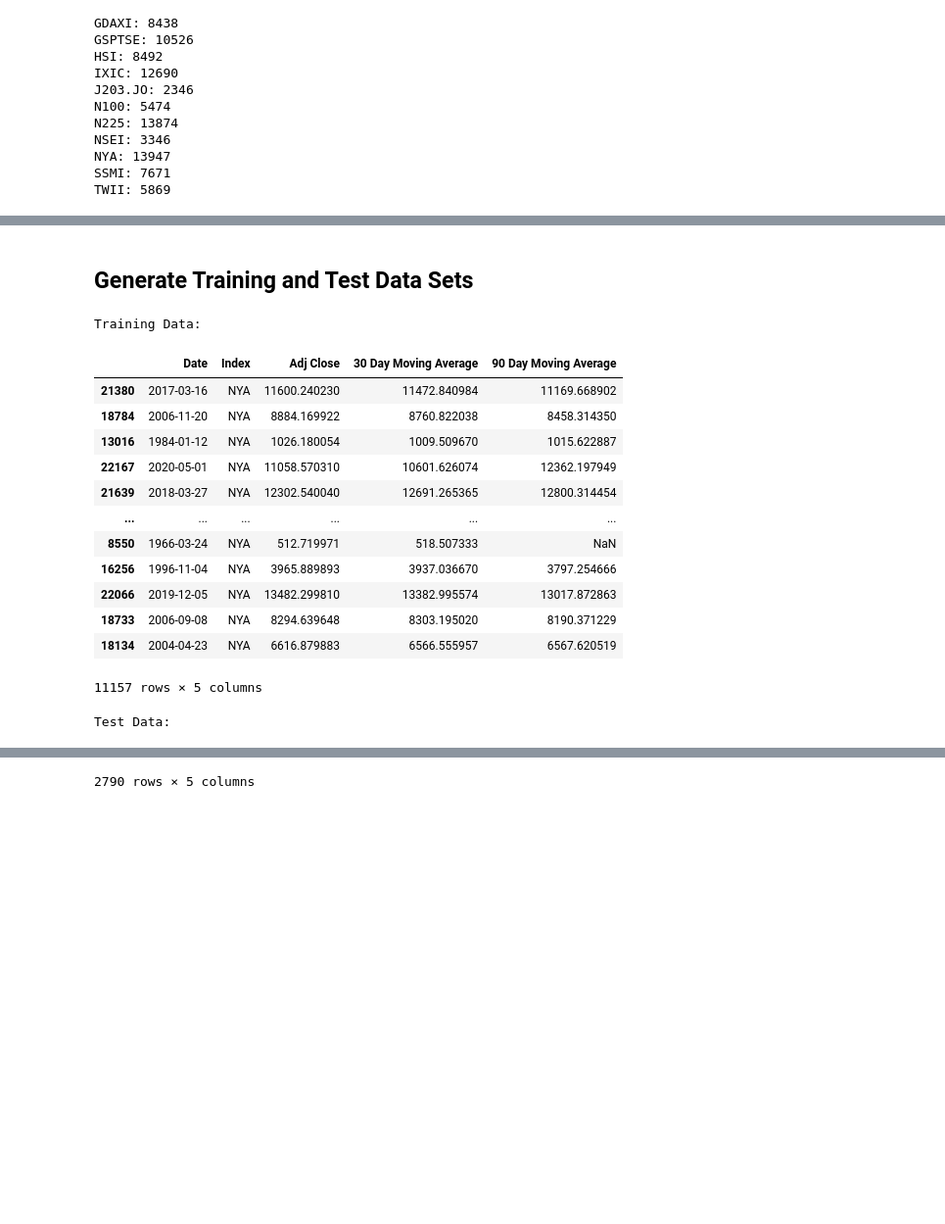
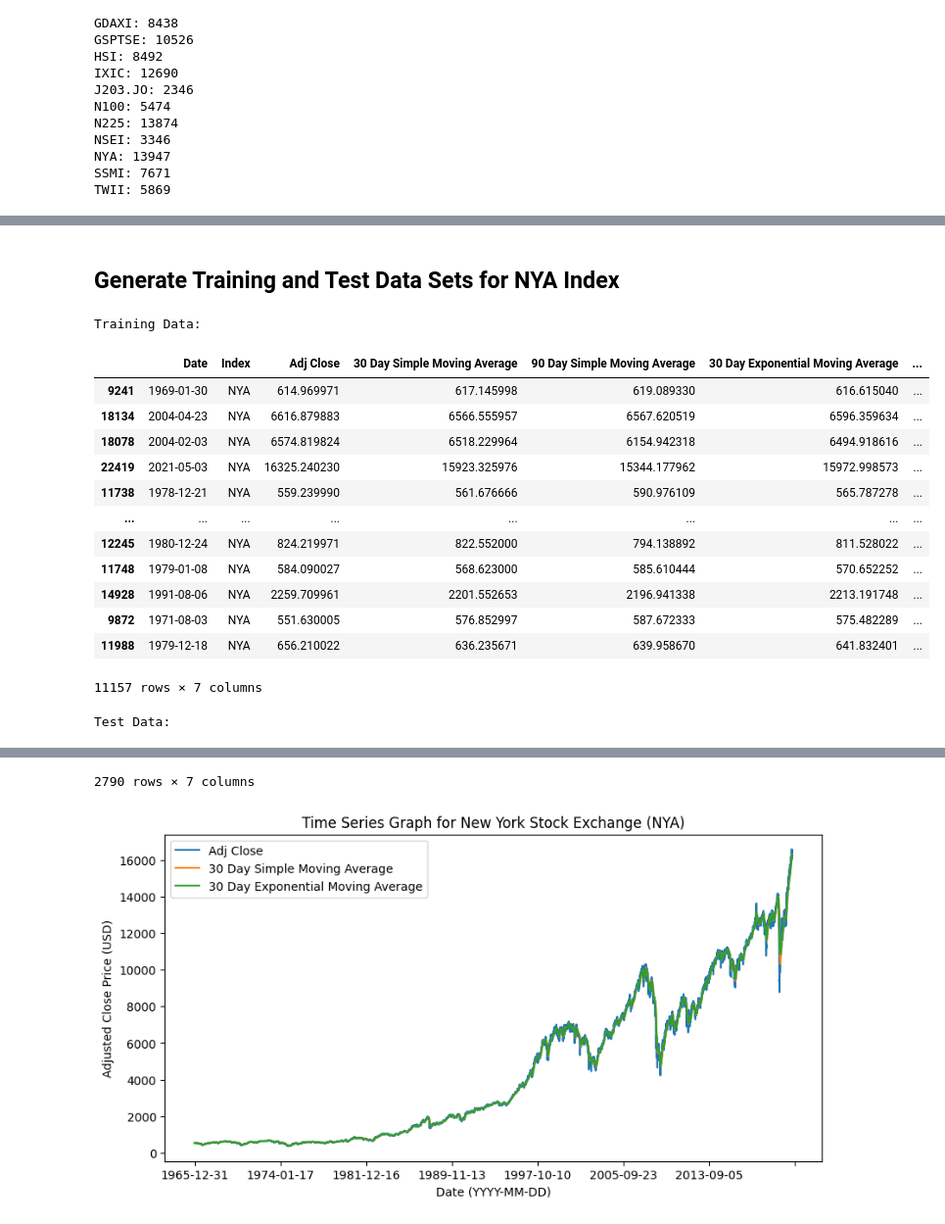
Before and after one commit to IsaacCheng9/stock-exchange-analysis, a Jupyter notebook: data_analysis.ipynb, the cells around one changed output, grey strips where cells are left out. Shown at 98% size. Drawn from its saved outputs; the diff is of its cells as text; code cells hidden in the pictures; blank space fills up the shorter version.

```diff
--- a/data_analysis.ipynb
+++ b/data_analysis.ipynb
@@ -121,0 +127,26 @@ for index in data["Index"].unique():
+# %%
+for index in data["Index"].unique():
+    # Calculate 30 and 90 day exponential moving averages for each index.
+    data_frames_per_index[index]["30 Day Exponential Moving Average"] = (
+        data_frames_per_index[index]["Adj Close"].ewm(span=30).mean()
+    )
+    data_frames_per_index[index]["90 Day Exponential Moving Average"] = (
+        data_frames_per_index[index]["Adj Close"].ewm(span=90).mean()
+    )
+
+# Generate a time series graph for each index.
+for index in data["Index"].unique():
+    data_frames_per_index[index].plot(
+        x="Date",
+        y=[
+            "Adj Close",
+            # "30 Day Simple Moving Average",
+            # "90 Day Simple Moving Average",
+            "30 Day Exponential Moving Average",
+            "90 Day Exponential Moving Average",
+        ],
+        xlabel="Date (YYYY-MM-DD)",
+        ylabel="Adjusted Close Price (Local Currency)",
+        title=f"Time Series Graph for {index}",
+        figsize=(10, 5),
+    )
@@ -122,29 +167,44 @@ for index in data["Index"].unique():
 # %% [markdown]
-## Generate Training and Test Data Sets
+## Generate Training and Test Data Sets for NYA Index
 # %%
 # Focus on the NYA data to simplify our analysis, and remove the 360 day moving
 # average column as it won't be used in our analysis.
-nya_data = data_frames_per_index["NYA"].drop(columns=["360 Day Moving Average"])
+nya_data = data_frames_per_index["NYA"].drop(columns=["360 Day Simple Moving Average"])
+# Plot the NYA data.
+nya_data.plot(
+    x="Date",
+    y=[
+        "Adj Close",
+        "30 Day Simple Moving Average",
+        # "90 Day Simple Moving Average",
+        "30 Day Exponential Moving Average",
+        # "90 Day Exponential Moving Average",
+    ],
+    xlabel="Date (YYYY-MM-DD)",
+    ylabel="Adjusted Close Price (USD)",
+    title=f"Time Series Graph for New York Stock Exchange (NYA)",
+    figsize=(10, 5),
+)
 
 # Generate a training and test data set for the NYA index.
 training_data, test_data = train_test_split(nya_data, train_size=0.8, shuffle=True)
 print("Training Data:")
 display(training_data)
 print("Test Data:")
 display(test_data)
 # %% [output]
 Training Data:
-|  | Date | Index | Adj Close | 30 Day Moving Average | 90 Day Moving Average |
-| 21380 | 2017-03-16 | NYA | 11600.240230 | 11472.840984 | 11169.668902 |
-| 18784 | 2006-11-20 | NYA | 8884.169922 | 8760.822038 | 8458.314350 |
-| 13016 | 1984-01-12 | NYA | 1026.180054 | 1009.509670 | 1015.622887 |
-| 22167 | 2020-05-01 | NYA | 11058.570310 | 10601.626074 | 12362.197949 |
-| 21639 | 2018-03-27 | NYA | 12302.540040 | 12691.265365 | 12800.314454 |
-| ... | ... | ... | ... | ... | ... |
-| 8550 | 1966-03-24 | NYA | 512.719971 | 518.507333 | NaN |
-| 16256 | 1996-11-04 | NYA | 3965.889893 | 3937.036670 | 3797.254666 |
-| 22066 | 2019-12-05 | NYA | 13482.299810 | 13382.995574 | 13017.872863 |
-| 18733 | 2006-09-08 | NYA | 8294.639648 | 8303.195020 | 8190.371229 |
-| 18134 | 2004-04-23 | NYA | 6616.879883 | 6566.555957 | 6567.620519 |
+|  | Date | Index | Adj Close | 30 Day Simple Moving Average | 90 Day Simple Moving Average | 30 Day Exponential Moving Average | ... |
+| 9241 | 1969-01-30 | NYA | 614.969971 | 617.145998 | 619.089330 | 616.615040 | ... |
+| 18134 | 2004-04-23 | NYA | 6616.879883 | 6566.555957 | 6567.620519 | 6596.359634 | ... |
+| 18078 | 2004-02-03 | NYA | 6574.819824 | 6518.229964 | 6154.942318 | 6494.918616 | ... |
+| 22419 | 2021-05-03 | NYA | 16325.240230 | 15923.325976 | 15344.177962 | 15972.998573 | ... |
+| 11738 | 1978-12-21 | NYA | 559.239990 | 561.676666 | 590.976109 | 565.787278 | ... |
+| ... | ... | ... | ... | ... | ... | ... | ... |
+| 12245 | 1980-12-24 | NYA | 824.219971 | 822.552000 | 794.138892 | 811.528022 | ... |
+| 11748 | 1979-01-08 | NYA | 584.090027 | 568.623000 | 585.610444 | 570.652252 | ... |
+| 14928 | 1991-08-06 | NYA | 2259.709961 | 2201.552653 | 2196.941338 | 2213.191748 | ... |
+| 9872 | 1971-08-03 | NYA | 551.630005 | 576.852997 | 587.672333 | 575.482289 | ... |
+| 11988 | 1979-12-18 | NYA | 656.210022 | 636.235671 | 639.958670 | 641.832401 | ... |
-11157 rows × 5 columns
+11157 rows × 7 columns
 Test Data:
@@ -163 +223,2 @@ Test Data:
-2790 rows × 5 columns
+2790 rows × 7 columns
+[figure, added]
```
Also changed, not shown: parts of 5 cells of this notebook.
